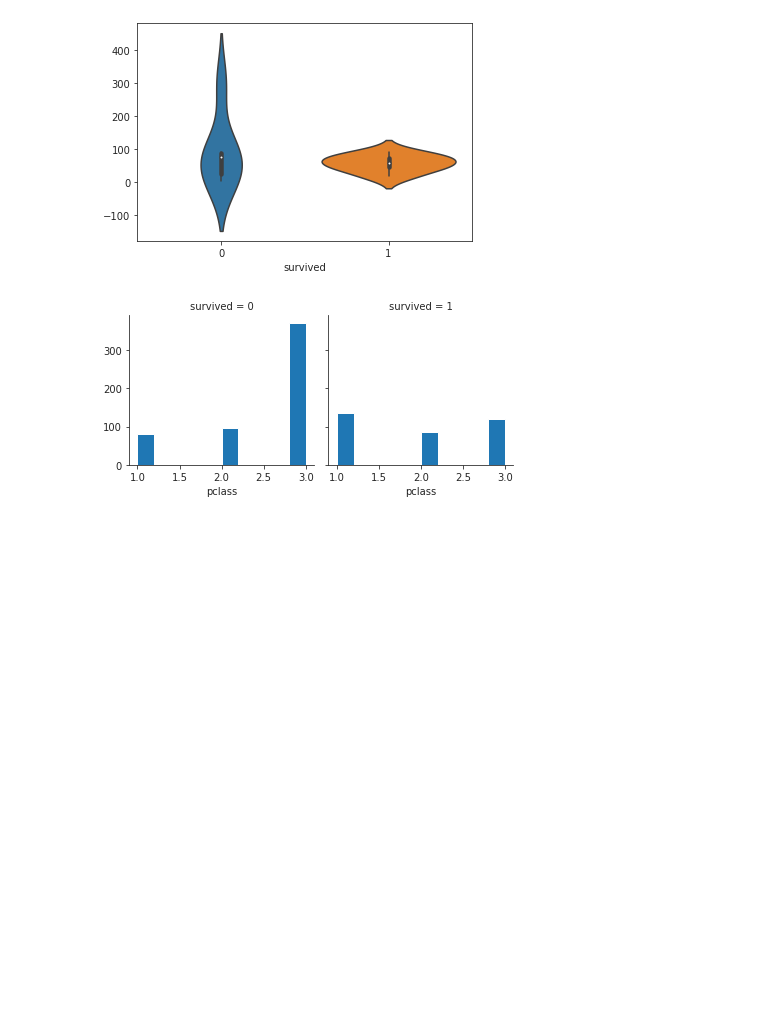
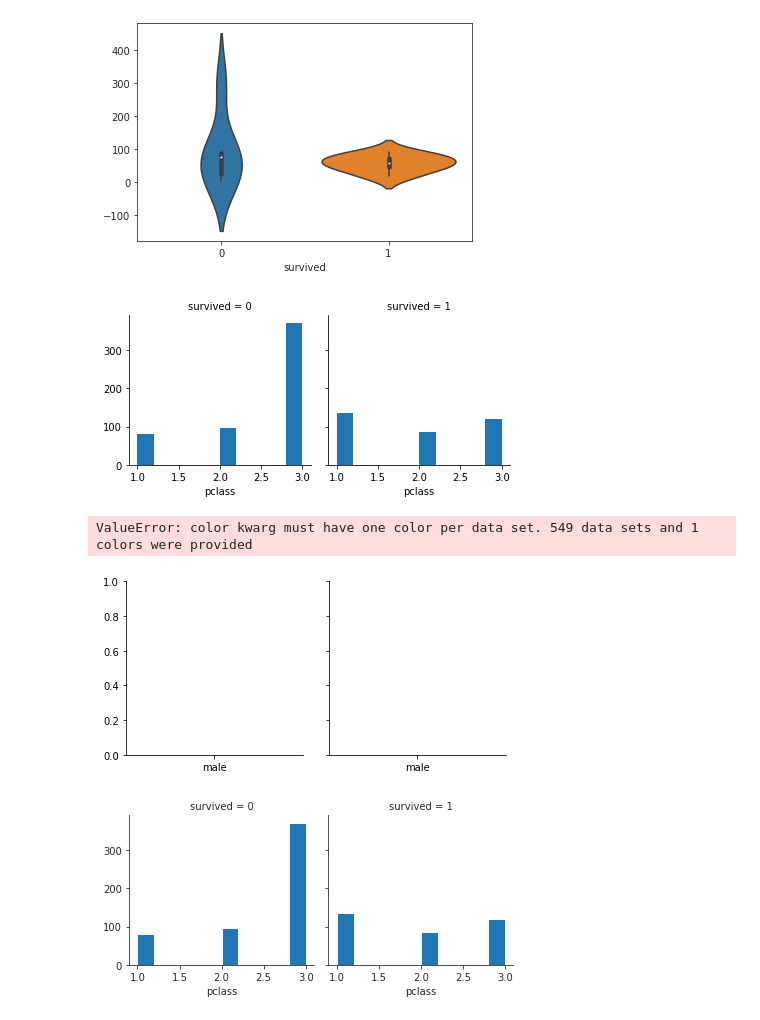
Before and after one commit to gty2920/python60day, a Jupyter notebook: homework/D21 運用實際資料集進行資料視覺化練習Data_Visualization_Day_4作業.ipynb, the cells around one changed output. Drawn from its saved outputs; the diff is of its cells as text; code cells hidden in the pictures; blank space fills up the shorter version.

```diff
--- a/homework/D21 運用實際資料集進行資料視覺化練習Data_Visualization_Day_4作業.ipynb
+++ b/homework/D21 運用實際資料集進行資料視覺化練習Data_Visualization_Day_4作業.ipynb
@@ -123,6 +133,18 @@ sns.violinplot
 '''
 # %% [output]
 [figure]
+# %%
+g = sns.FacetGrid(df, col = "survived")
+g.map(plt.hist,"pclass")
+plt.show()
+
+h = sns.FacetGrid(df, col = "survived")
+h.map(plt.hist,"sex")
+plt.show()
+# %% [output]
+[figure, added]
+ValueError: color kwarg must have one color per data set. 549 data sets and 1 colors were provided
+[figure, added]
 # %%
 # 瞭解性別在各艙等的分布的存活率
 '''
```
Also changed, not shown: parts of 3 cells of this notebook.
